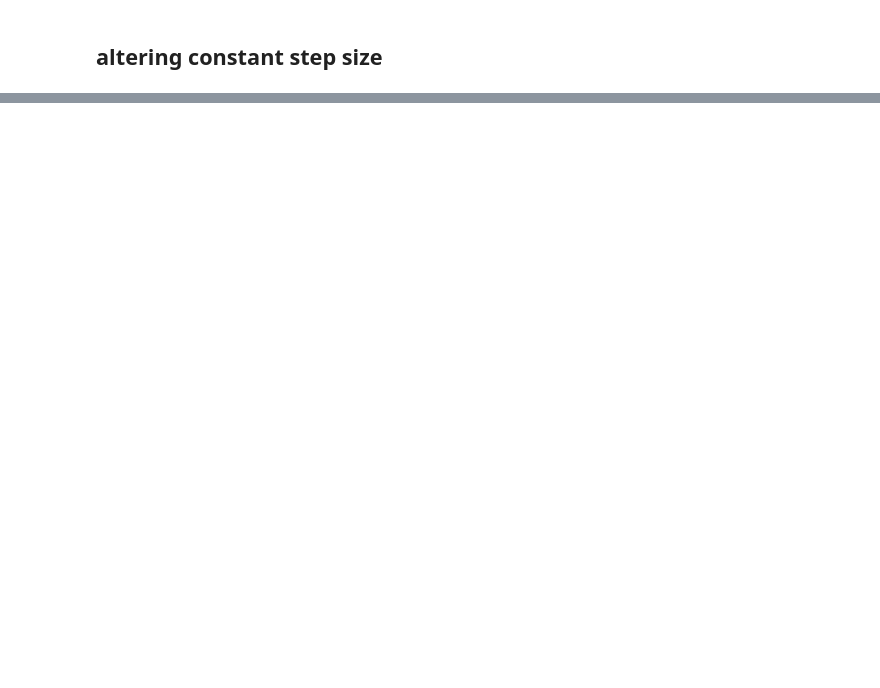
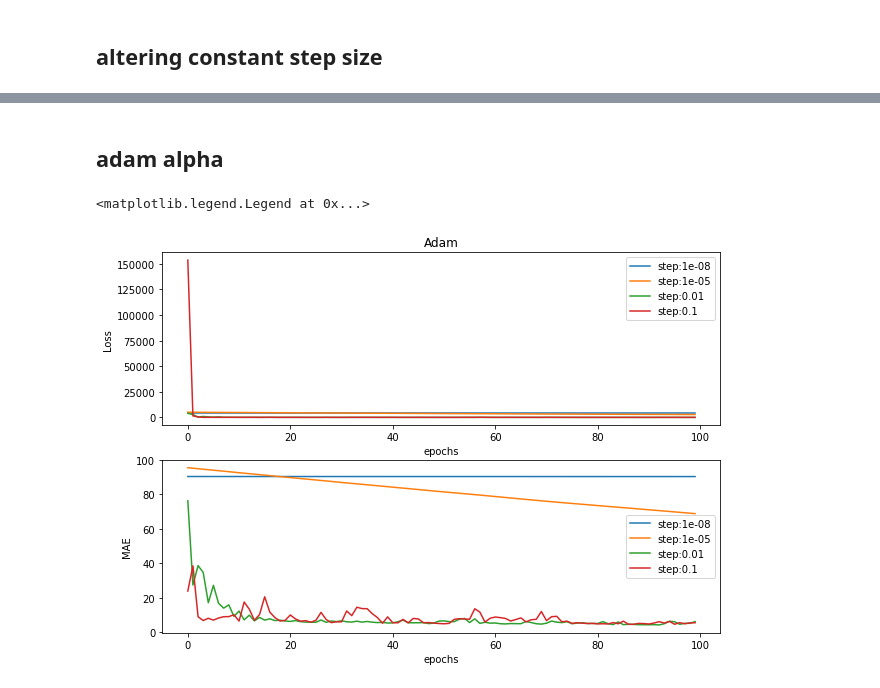
Before and after one commit to daltHub/optimisation_final, a Jupyter notebook: mlp_regression.ipynb, the cells around one changed output, grey strips where cells are left out. Cells and saved outputs as stored; diff of their text form; code cells hidden in the pictures; blank space fills up the shorter version.

```diff
--- a/mlp_regression.ipynb
+++ b/mlp_regression.ipynb
@@ -60,0 +92,25 @@ plt.legend()
+# %% [markdown]
+## adam alpha
+# %%
+step_sizes = [1e-8, 1e-5, 0.01, 0.1 ]
+plt.figure(figsize=[10,7])
+for step in step_sizes:
+    adam_model = MLPRegressor(solver="adam", learning_rate_init=step)
+
+    mod, errs, loss = partial_train_loop(adam_model, 100, x_train, y_train, x_test, y_test)
+
+    plt.subplot(2, 1, 1)
+    plt.title("Adam")
+    plt.plot(range(len(loss)), loss, label = f"step:{step}")
+    plt.xlabel('epochs')
+    plt.ylabel('Loss')
+    plt.legend()
+
+    plt.subplot(2, 1, 2)
+    plt.xlabel('epochs')
+    plt.ylabel('MAE')
+    plt.plot(range(len(errs)), errs, label = f"step:{step}")
+plt.legend()
+# %% [output]
+<matplotlib.legend.Legend at 0x...>
+[figure, added]
```
Also changed, not shown: parts of 12 cells of this notebook, 1 other file.
